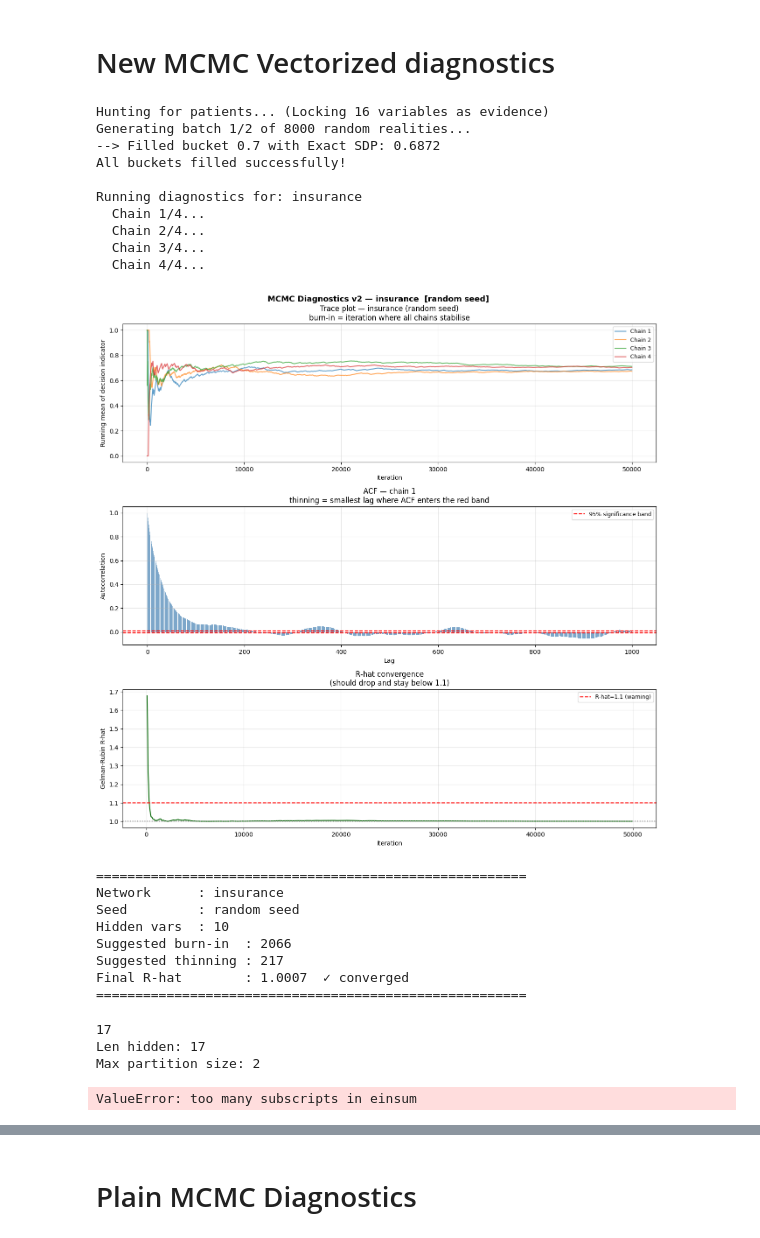
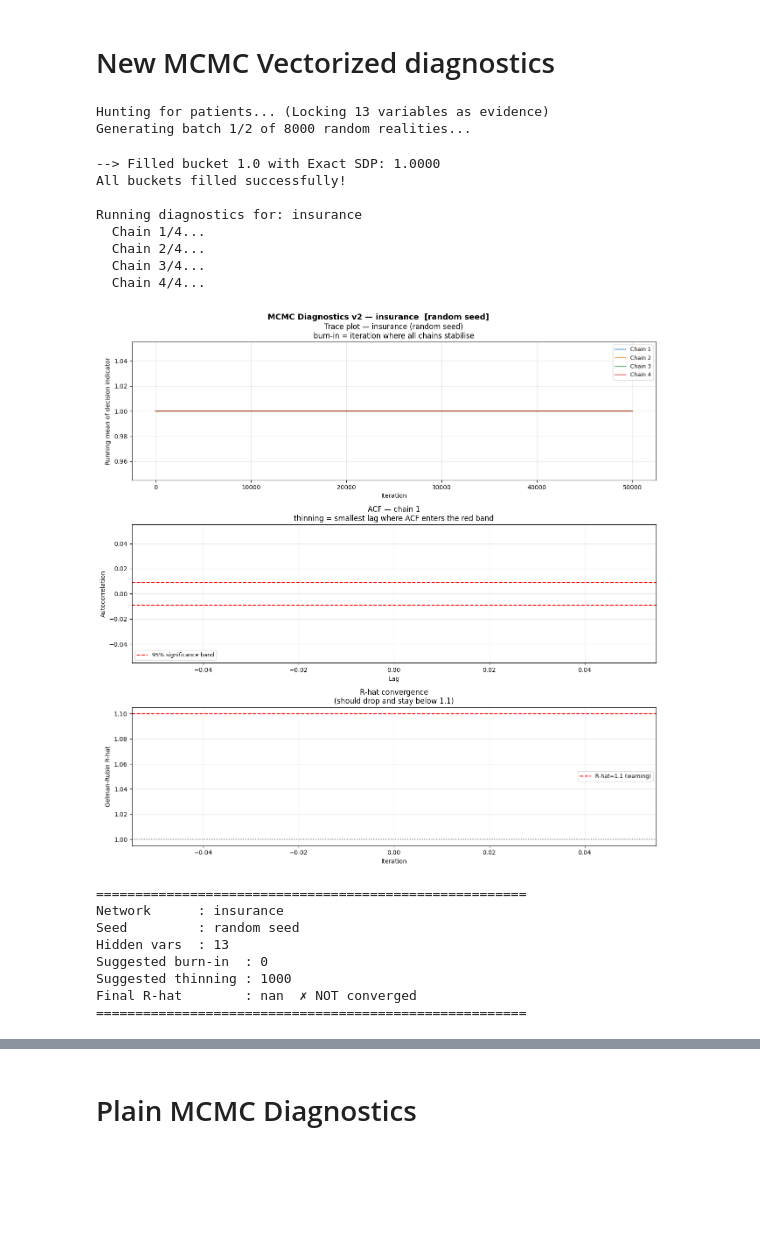
Before and after one commit to jpafcampos/explaining-BNs, a Jupyter notebook: src/mcmc_sanity_check.ipynb, the cells around one changed output, grey strips where cells are left out. Cells and saved outputs as stored; diff of their text form; code cells hidden in the pictures; blank space fills up the shorter version.

```diff
--- a/src/mcmc_sanity_check.ipynb
+++ b/src/mcmc_sanity_check.ipynb
@@ -269,7 +269,7 @@ def run_mcmc_diagnostics_v2(bn, target, target_value, patient, threshold,
                     if node in sample or node == target or node not in hidden_vars:
                         continue
                     cpd     = bn.get_cpds(node)
-                    parents = cpd.get_evidence()
+                    parents = cpd.variables[1:]
                     if not parents:
                         probs = cpd_array[node].flatten()
                     else:
@@ -469,49 +469,42 @@ def run_mcmc_diagnostics_v2(bn, target, target_value, patient, threshold,
 # %%
 for model in [insurance_model]:
     target        = select_optimal_target_node(model)
     target_states = model.get_cpds(target).state_names[target]
     target_value  = target_states[1]
 
     available    = [n for n in model.nodes() if n != target]
-    n_hidden     = math.floor(0.40*len(available))
+    n_hidden     = math.floor(0.50*len(available))
     n_evidence   = len(available) - n_hidden
 
-    target_sdp = 0.7
+    target_sdp = 1.0
     harvested    = find_exact_experimental_patients_random(model, target, target_value, 0.5, n_evidence, [target_sdp])
     patient, _   = harvested[target_sdp]
 
     print(f"\nRunning diagnostics for: {model.name}")
 
-    # Run with ancestral seed (production behaviour)
+
     diag = run_mcmc_diagnostics_v2(
         model, target, target_value, patient, threshold=0.5,
         n_iterations=50_000, n_chains=4,
         use_lw_seed=False,
     )
-
-    # Optionally compare against random seed
-    # diag_random = run_mcmc_diagnostics_v2(
-    #     model, target, target_value, patient, threshold=0.5,
-    #     n_iterations=30_000, n_chains=4,
-    #     use_lw_seed=False,
-    # )
 # %% [output]
-Hunting for patients... (Locking 16 variables as evidence)
+Hunting for patients... (Locking 13 variables as evidence)
 Generating batch 1/2 of 8000 random realities...
---> Filled bucket 0.7 with Exact SDP: 0.6872
-All buckets filled successfully!
-
-Running diagnostics for: insurance
-  Chain 1/4...
-  Chain 2/4...
-  Chain 3/4...
-  Chain 4/4...
+--> Filled bucket 1.0 with Exact SDP: 1.0000
+All buckets filled successfully!
+
+Running diagnostics for: insurance
+  Chain 1/4...
+  Chain 2/4...
+  Chain 3/4...
+  Chain 4/4...
-[figure, old version]
+[figure, new version]
-=======================================================
-Network      : insurance
-Seed         : random seed
-Hidden vars  : 10
-Suggested burn-in  : 2066
-Suggested thinning : 217
-Final R-hat        : 1.0007  ✓ converged
-=======================================================
+=======================================================
+Network      : insurance
+Seed         : random seed
+Hidden vars  : 13
+Suggested burn-in  : 0
+Suggested thinning : 1000
+Final R-hat        : nan  ✗ NOT converged
+=======================================================
@@ -742,23 +510,0 @@ def sdp_debugging(model, D, d_value, evidence, threshold, partitions):
-# %%
-all_nodes = list(andes_model.nodes())
-available_nodes = [n for n in all_nodes if n != target]
-n_hidden     = math.floor(0.08*len(available))
-print(n_hidden)
-n_evidence   = len(available) - n_hidden
-# pick random n_evidence variables to lock as evidence
-evidence_vars = random.sample(available_nodes, min(n_evidence, len(available_nodes)))
-temp_patient = {}
-for var in evidence_vars:
-        states = andes_model.get_cpds(var).state_names[var]
-        temp_patient[var] = random.choice(states)
-
-hidden_vars = [n for n in all_nodes if n not in evidence_vars and n != target]
-print(f"Len hidden: {len(hidden_vars)}")
-partitions = get_partitions(andes_model, hidden_vars, target, temp_patient)
-print(f"Max partition size: {max(len(p) for p in partitions)}")
-sdp = sdp_debugging(andes_model, target, target_value, temp_patient, 0.5, partitions)
-# %% [output]
-17
-Len hidden: 17
-Max partition size: 2
-ValueError: too many subscripts in einsum
```
Also changed, not shown: parts of 6 cells of this notebook, 7 other files.
